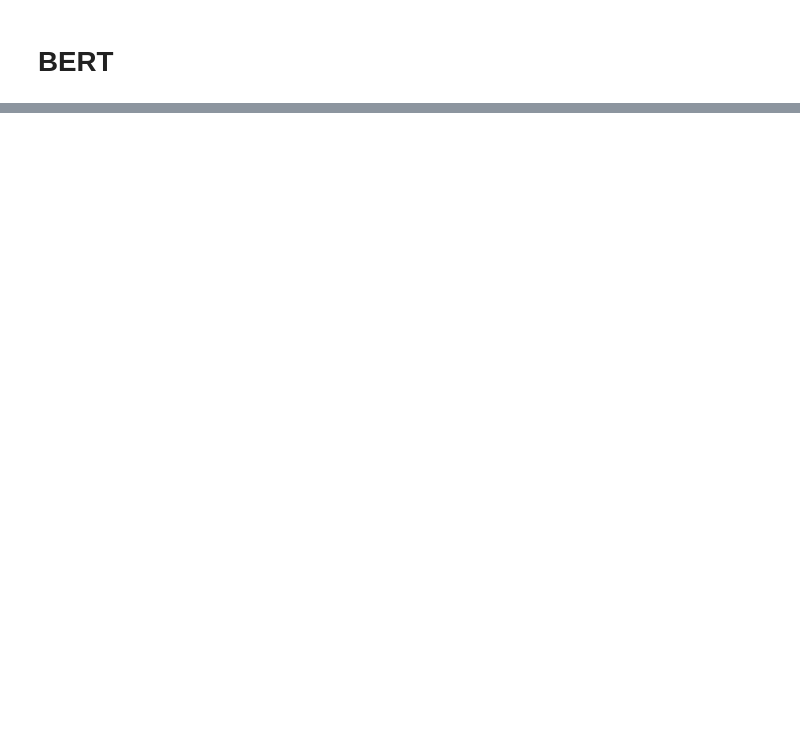
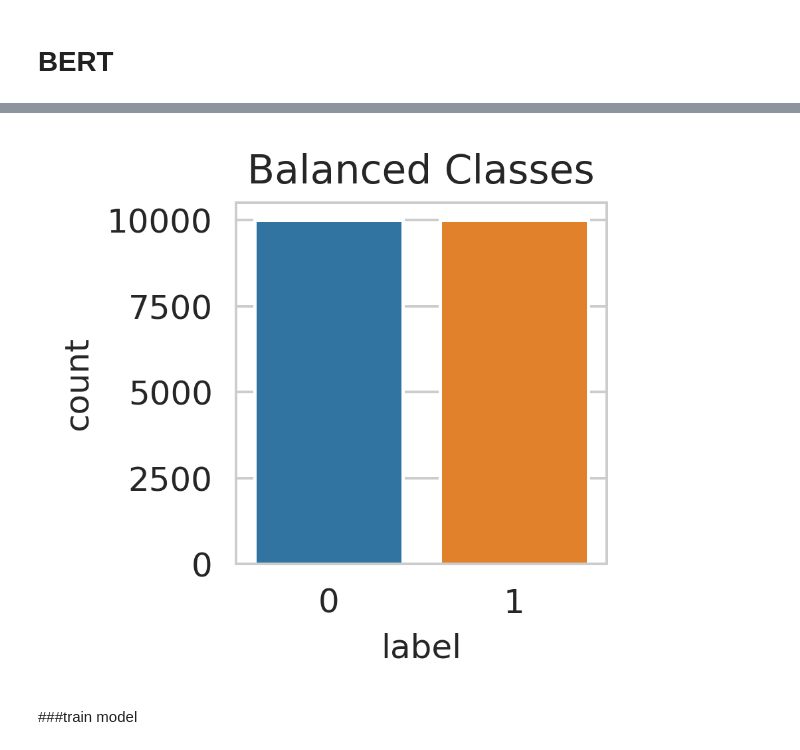
Before and after one commit to AmanKabra/OB-Semantic-Analysis, a Jupyter notebook: OB_Semantic_Analysis.ipynb, the cells around one changed output, grey strips where cells are left out. Cells and saved outputs as stored; diff of their text form; code cells hidden in the pictures; blank space fills up the shorter version.

```diff
--- a/OB_Semantic_Analysis.ipynb
+++ b/OB_Semantic_Analysis.ipynb
@@ -92,7 +125,7 @@ FinancialTimes = pd.DataFrame()
 c = twint.Config()
 c.Store_object = True
 c.Pandas = True
-c.Username = "FinancialTimes"
+c.Username = "itvnews"
 c.Since = "2020-01-01"
-c.Until = "2020-08-01"
+c.Until = "2020-09-01"
 twint.run.Search(c)
@@ -563,0 +594,17 @@ print('Token IDs:', input_ids[0])
+# %%
+#creating fuction to remove unwanted parts from COVID tweets
+
+def remove_content(text):
+  text = re.sub(r"http\S+", "", text) #remove urls
+  text=re.sub(r'\S+\.com\S+','',text) #remove urls
+  text=re.sub(r'\@\w+','',text) #remove mentions
+  text =re.sub(r'\#\w+','',text) #remove hashtags
+  text = contractions.fix(text) #replace contractions with full forms (eg. don't becomes do not)
+  text = re.sub('[^A-Za-z]', ' ', text.lower()) #remove non-alphabets
+  text = text.lower() #converts to lower case
+  text = re.sub(r'\s+',' ', text) #remove extra white space
+  return text
+
+#calling the function
+df['cleaned_tweets']=df['tweet'].apply(lambda x: remove_content(x))
+df2019['cleaned_tweets']=df2019['tweet'].apply(lambda x: remove_content(x))
@@ -563,0 +613,13 @@ print('Token IDs:', input_ids[0])
+# %%
+coviddf = df.loc[df['username'].str.contains("FinancialTimes|Independent|BBCNews|guardiannews|TheEconomist|thetimes|Telegraph")]
+coviddf['label'] = np.where(coviddf['cleaned_tweets'].str.contains("covid|corona"), 1, 0)
+coviddf = coviddf[coviddf["label"]==1]
+coviddf = coviddf[['cleaned_tweets', 'label']]
+coviddf.columns = ['text', 'label']
+
+df2019 = df2019.loc[df2019['username'].str.contains("FinancialTimes|Independent|BBCNews|guardiannews|TheEconomist|thetimes|Telegraph")]
+df2019["label"]=0
+df2019 = df2019[['cleaned_tweets', 'label']]
+df2019.columns = ['text', 'label']
+
+trainingset = df2019.append(coviddf,ignore_index=True)
@@ -563,0 +639,13 @@ print('Token IDs:', input_ids[0])
+# %%
+shuffled_df = trainingset.sample(frac=1,random_state=4) # Shuffle the Dataset.
+covid_df = shuffled_df.loc[shuffled_df['label'] == 1].sample(n=10000) # Put all the COVID class in a separate dataset.
+non_covid_df = shuffled_df.loc[shuffled_df['label'] == 0].sample(n=10000)#Randomly select n observations from the non-COVID (majority class)
+df = pd.concat([covid_df, non_covid_df])# Concatenate both dataframes again
+
+#plot the dataset after the undersampling
+plt.figure(figsize=(2, 2))
+sns.countplot('label', data=df)
+plt.title('Balanced Classes')
+plt.show()
+# %% [output]
+[figure, added]
@@ -563,0 +654,2 @@ print('Token IDs:', input_ids[0])
+# %% [markdown]
+###train model
```
Also changed, not shown: parts of 109 cells of this notebook.
